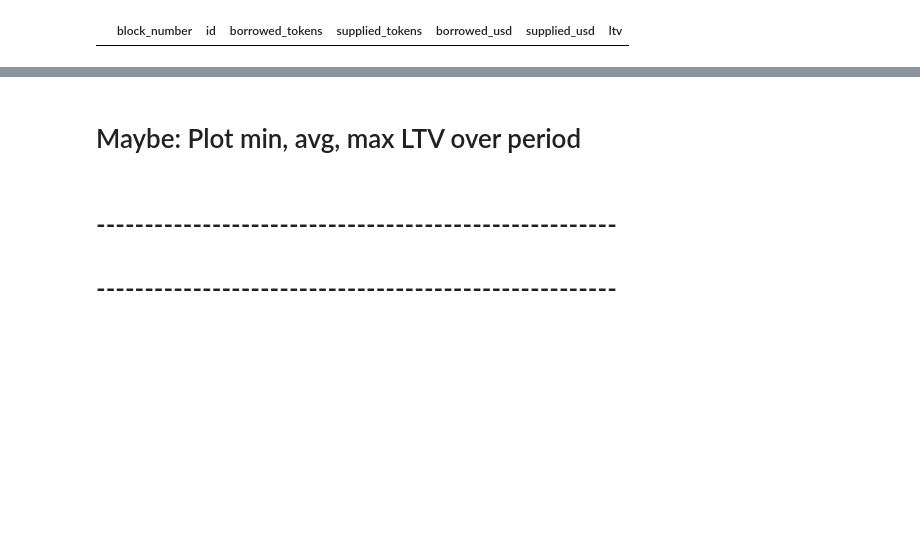
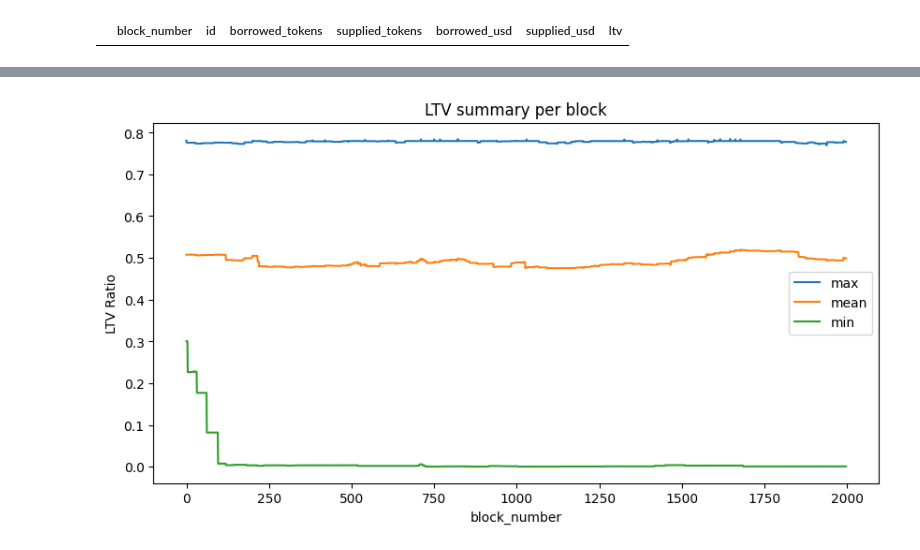
Before and after one commit to giancarlomarzola/PhD_liquidation_model, a Jupyter notebook: liquidation_model.ipynb, the cells around one changed output, grey strips where cells are left out. Drawn from its saved outputs; the diff is of its cells as text; code cells hidden in the pictures; blank space fills up the shorter version.

Commit message:
Added time series of min, mean, and max LTV

```diff
--- a/liquidation_model.ipynb
+++ b/liquidation_model.ipynb
@@ -495,5 +492,31 @@ Row(s) containing the max ltv
-# %% [markdown]
-# Maybe: Plot min, avg, max LTV over period
-# %% [markdown]
-# ------------------------------------------------------
-# ------------------------------------------------------
+# %%
+# Plot min, avg, max LTV over period
+
+# Aggregate statistics per block
+ltv_plot_df = (
+    user_positions
+    .group_by("block_number")
+    .agg([
+        pl.col("ltv").min().alias("ltv_min"),
+        pl.col("ltv").mean().alias("ltv_mean"),
+        pl.col("ltv").max().alias("ltv_max"),
+    ])
+    .sort("block_number")
+).to_pandas()
+
+
+plt.figure(figsize=(10,5))
+
+plt.plot(ltv_plot_df["ltv_max"], label="max")
+plt.plot(ltv_plot_df["ltv_mean"], label="mean")
+plt.plot(ltv_plot_df["ltv_min"], label="min")
+
+plt.xlabel("block_number")
+plt.ylabel("LTV Ratio")
+plt.title("LTV summary per block")
+plt.legend()
+
+plt.savefig("figures/ltv_summary_time_series.pdf", bbox_inches='tight', pad_inches=0.2)
+plt.show()
+# %% [output]
+[figure, added]
```
Also changed, not shown: parts of 7 cells of this notebook, 2 other files.
